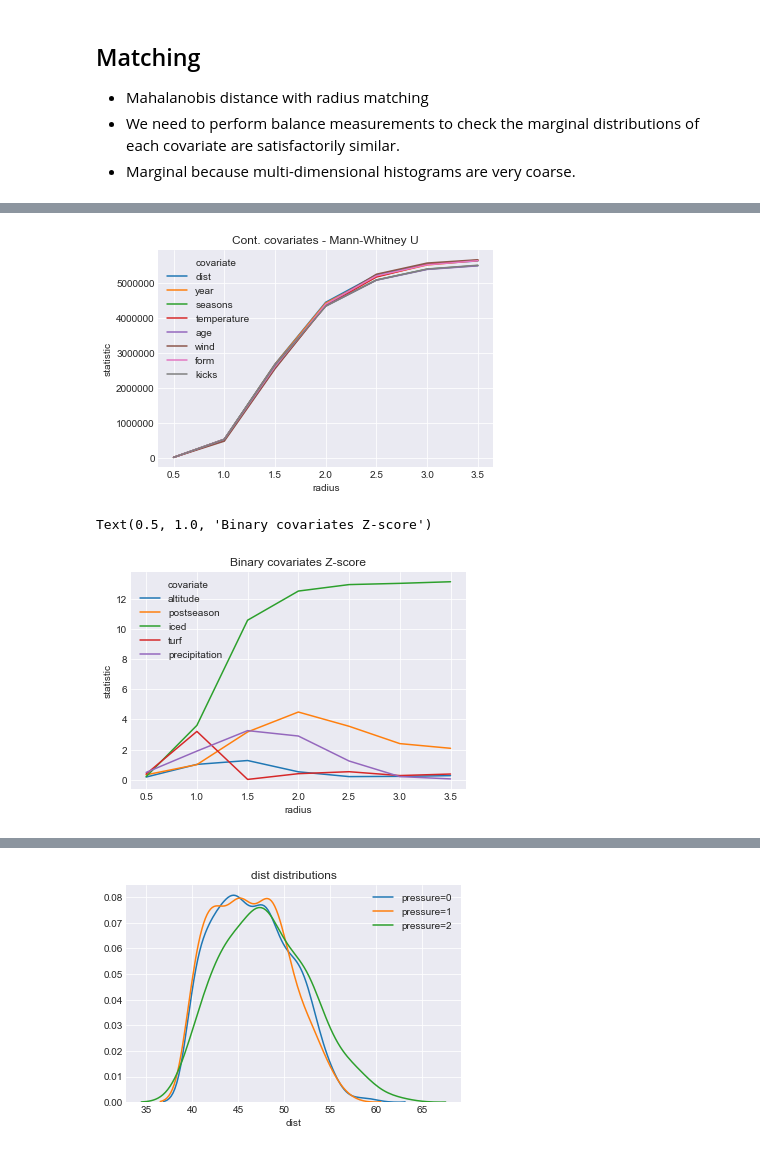
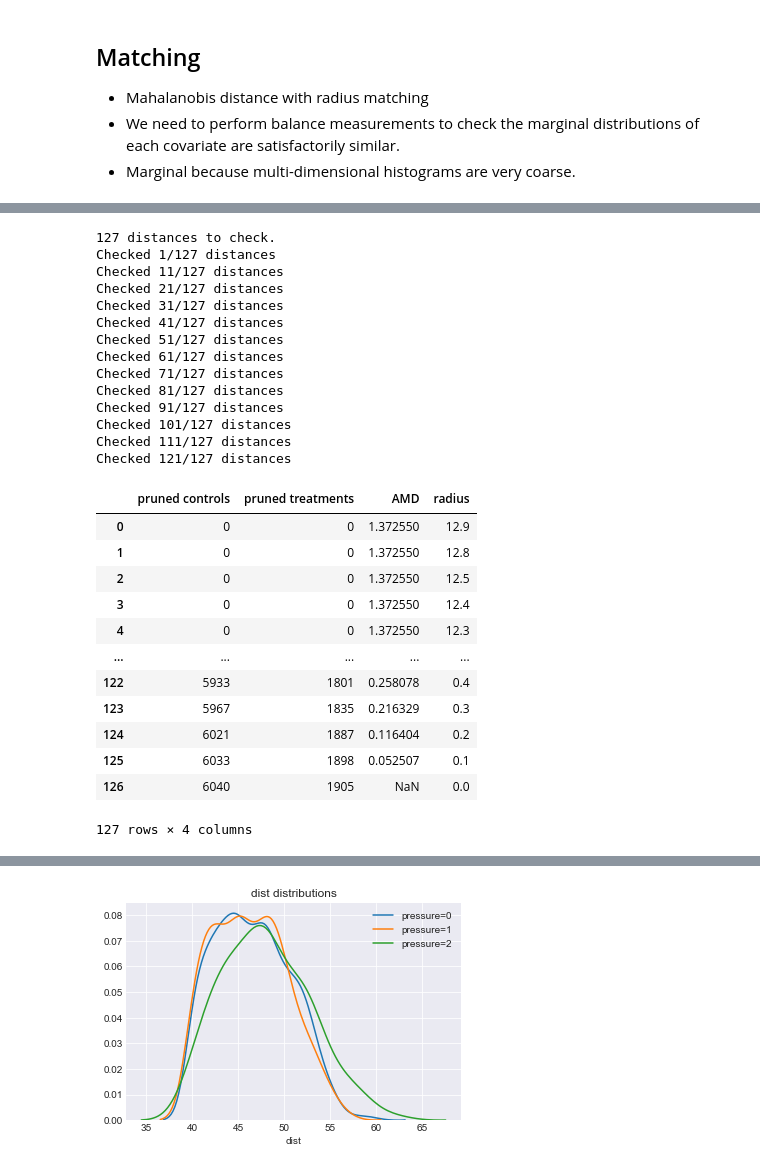
Before and after one commit to lewisbails/nfl-project, a Jupyter notebook: notebooks/pressure.ipynb, the cells around one changed output, grey strips where cells are left out. Saved outputs shown, nothing was run; the diff lists cells and outputs as text; code cells hidden in the pictures.

```diff
--- a/notebooks/pressure.ipynb
+++ b/notebooks/pressure.ipynb
@@ -140,13 +105,33 @@ plt.legend()
-# %%
-cont = ['dist','year','seasons','temperature','age','wind','form','kicks']
-binary = ['postseason','iced','altitude','turf','precipitation']
-sns.lineplot(x='radius', y='statistic', hue='covariate', data=balance_measures.loc[balance_measures['covariate'].isin(cont),:])
-plt.title('Cont. covariates - Mann-Whitney U')
-plt.show()
-balance_measures['statistic'] = balance_measures['statistic'].abs()
-sns.lineplot(x='radius', y='statistic', hue='covariate', data=balance_measures.loc[balance_measures['covariate'].isin(binary),:])
-plt.title('Binary covariates Z-score')
-# %% [output]
-[figure, removed]
-Text(0.5, 1.0, 'Binary covariates Z-score')
-[figure, removed]
+# %%
+from util.matching import mahalanobis_frontier, match_by_distance
+df['pressure_bool'] = df['pressure'].astype(bool)
+df_mf = mahalanobis_frontier(df.drop(['good', 'pressure'], axis=1), 'pressure_bool')
+df_mf
+# %% [output]
+127 distances to check.
+Checked 1/127 distances
+Checked 11/127 distances
+Checked 21/127 distances
+Checked 31/127 distances
+Checked 41/127 distances
+Checked 51/127 distances
+Checked 61/127 distances
+Checked 71/127 distances
+Checked 81/127 distances
+Checked 91/127 distances
+Checked 101/127 distances
+Checked 111/127 distances
+Checked 121/127 distances
+|  | pruned controls | pruned treatments | AMD | radius |
+| 0 | 0 | 0 | 1.372550 | 12.9 |
+| 1 | 0 | 0 | 1.372550 | 12.8 |
+| 2 | 0 | 0 | 1.372550 | 12.5 |
+| 3 | 0 | 0 | 1.372550 | 12.4 |
+| 4 | 0 | 0 | 1.372550 | 12.3 |
+| ... | ... | ... | ... | ... |
+| 122 | 5933 | 1801 | 0.258078 | 0.4 |
+| 123 | 5967 | 1835 | 0.216329 | 0.3 |
+| 124 | 6021 | 1887 | 0.116404 | 0.2 |
+| 125 | 6033 | 1898 | 0.052507 | 0.1 |
+| 126 | 6040 | 1905 | NaN | 0.0 |
+127 rows × 4 columns
```
Also changed, not shown: parts of 19 cells of this notebook, 11 other files.
